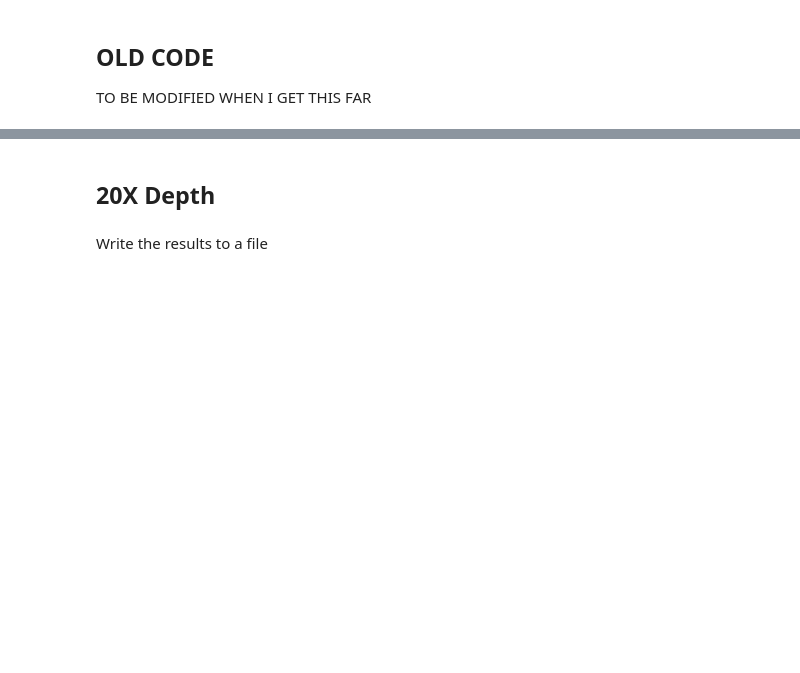
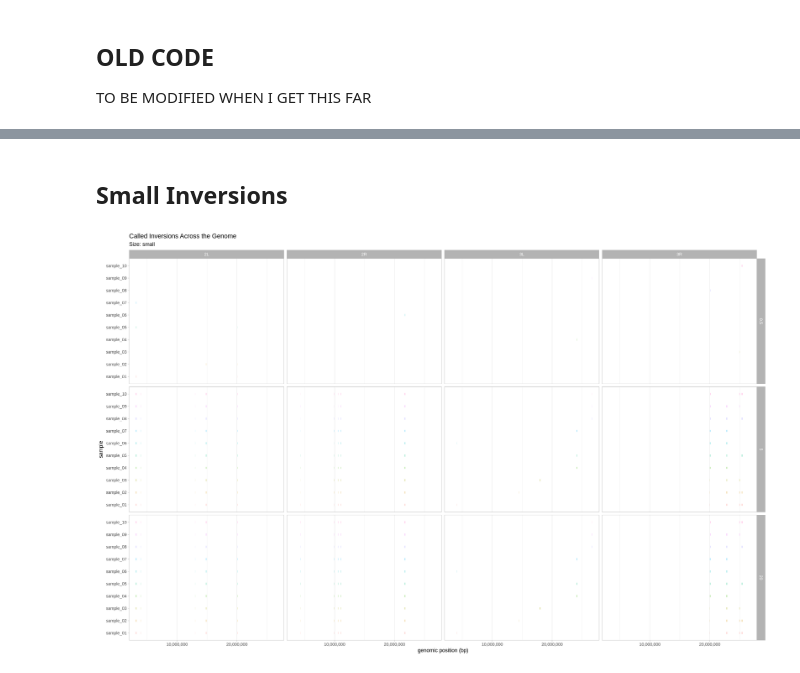
Before and after one commit to pdimens/haplotagging_simulations, a Jupyter notebook: longread_workflow/assess_longread_inversions.ipynb, the cells around one changed output, grey strips where cells are left out. Saved outputs shown, nothing was run; the diff lists cells and outputs as text; code cells hidden in the pictures; blank space fills up the shorter version.

Commit message:
finally get nice plots on there

```diff
--- a/longread_workflow/assess_longread_inversions.ipynb
+++ b/longread_workflow/assess_longread_inversions.ipynb
@@ -353,2 +291,0 @@ assessment_10X <- summarize_performance(10, performance, .size)
-# %% [markdown]
-## 20X Depth
@@ -357,2 +291,0 @@ assessment_20X <- summarize_performance(20, performance, .size)
-# %% [markdown]
-Write the results to a file
@@ -375,0 +292,6 @@ write.csv(aggregate_df, file = paste0("assess_called_sv/",.size, ".sv.assessment
+# %% [markdown]
+## Small Inversions
+# %%
+plot_inversions(assessment_df, "small")
+# %% [output]
+[figure, added]
```
Also changed, not shown: parts of 17 cells of this notebook, 2 other files.
